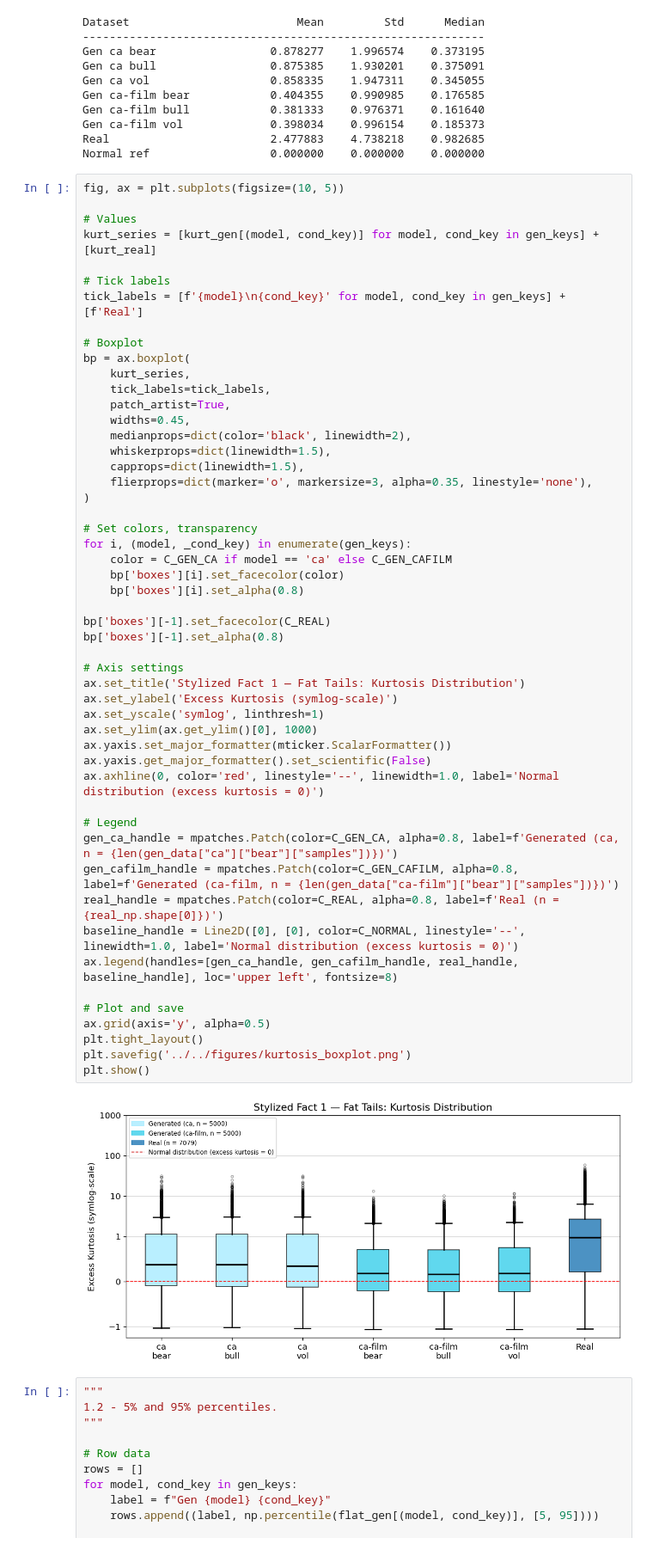
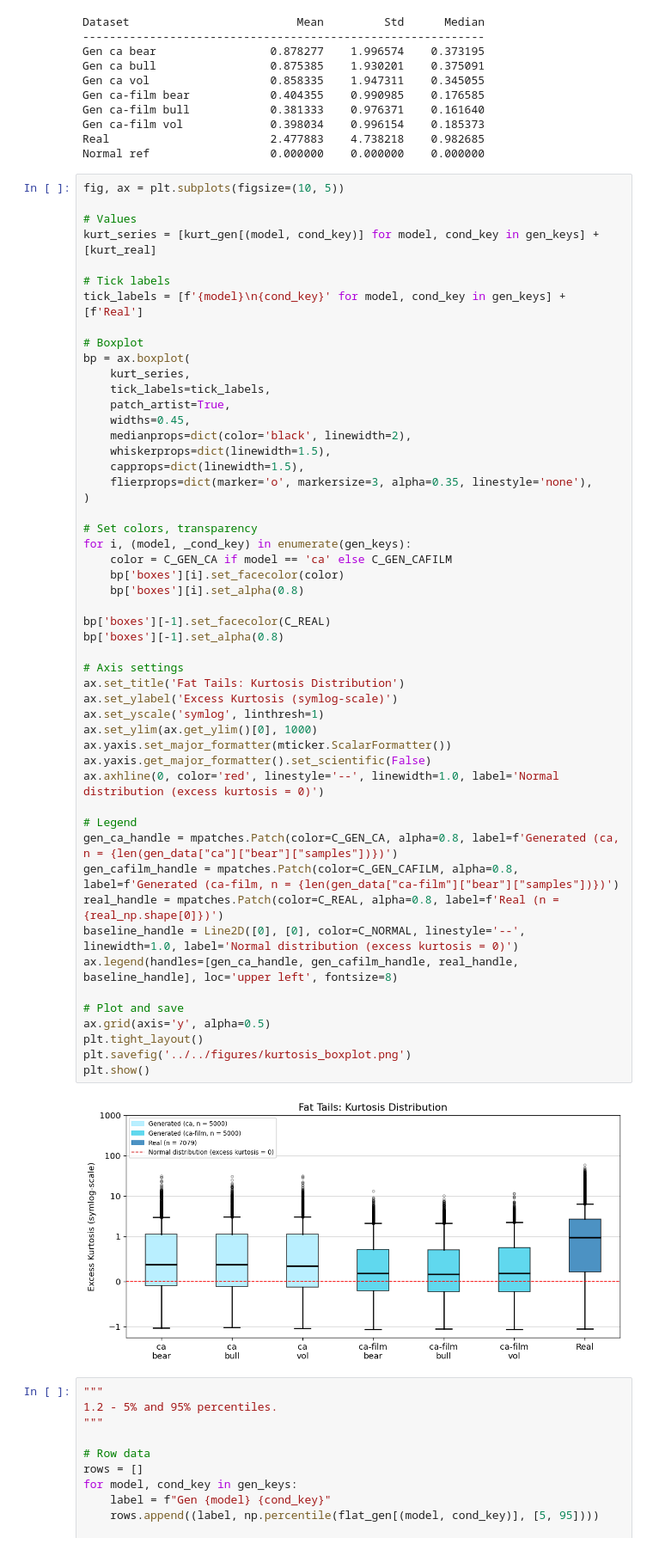
Before and after one commit to AHHHHHH0-0/Extending-CoFinDiff, a Jupyter notebook: notebooks/eval/stylized_facts.ipynb, the cells around one changed output. Shown at 86% size. Drawn from its saved outputs; the diff is of its cells as text.

```diff
--- a/notebooks/eval/stylized_facts.ipynb
+++ b/notebooks/eval/stylized_facts.ipynb
@@ -138,35 +138,35 @@ bp = ax.boxplot(
 # Set colors, transparency
 for i, (model, _cond_key) in enumerate(gen_keys):
     color = C_GEN_CA if model == 'ca' else C_GEN_CAFILM
     bp['boxes'][i].set_facecolor(color)
     bp['boxes'][i].set_alpha(0.8)
 
 bp['boxes'][-1].set_facecolor(C_REAL)
 bp['boxes'][-1].set_alpha(0.8)
 
 # Axis settings
-ax.set_title('Stylized Fact 1 — Fat Tails: Kurtosis Distribution')
+ax.set_title('Fat Tails: Kurtosis Distribution')
 ax.set_ylabel('Excess Kurtosis (symlog-scale)')
 ax.set_yscale('symlog', linthresh=1)
 ax.set_ylim(ax.get_ylim()[0], 1000)
 ax.yaxis.set_major_formatter(mticker.ScalarFormatter())
 ax.yaxis.get_major_formatter().set_scientific(False)
 ax.axhline(0, color='red', linestyle='--', linewidth=1.0, label='Normal distribution (excess kurtosis = 0)')
 
 # Legend
 gen_ca_handle = mpatches.Patch(color=C_GEN_CA, alpha=0.8, label=f'Generated (ca, n = {len(gen_data["ca"]["bear"]["samples"])})')
 gen_cafilm_handle = mpatches.Patch(color=C_GEN_CAFILM, alpha=0.8, label=f'Generated (ca-film, n = {len(gen_data["ca-film"]["bear"]["samples"])})')
 real_handle = mpatches.Patch(color=C_REAL, alpha=0.8, label=f'Real (n = {real_np.shape[0]})')
 baseline_handle = Line2D([0], [0], color=C_NORMAL, linestyle='--', linewidth=1.0, label='Normal distribution (excess kurtosis = 0)')
 ax.legend(handles=[gen_ca_handle, gen_cafilm_handle, real_handle, baseline_handle], loc='upper left', fontsize=8)
 
 # Plot and save
 ax.grid(axis='y', alpha=0.5)
 plt.tight_layout()
 plt.savefig('../../figures/kurtosis_boxplot.png')
 plt.show()
 # %% [output]
-[figure, old version]
+[figure, new version]
 # %%
 """
 1.2 - 5% and 95% percentiles.
```
Also changed, not shown: parts of 2 cells of this notebook, 7 other files.
